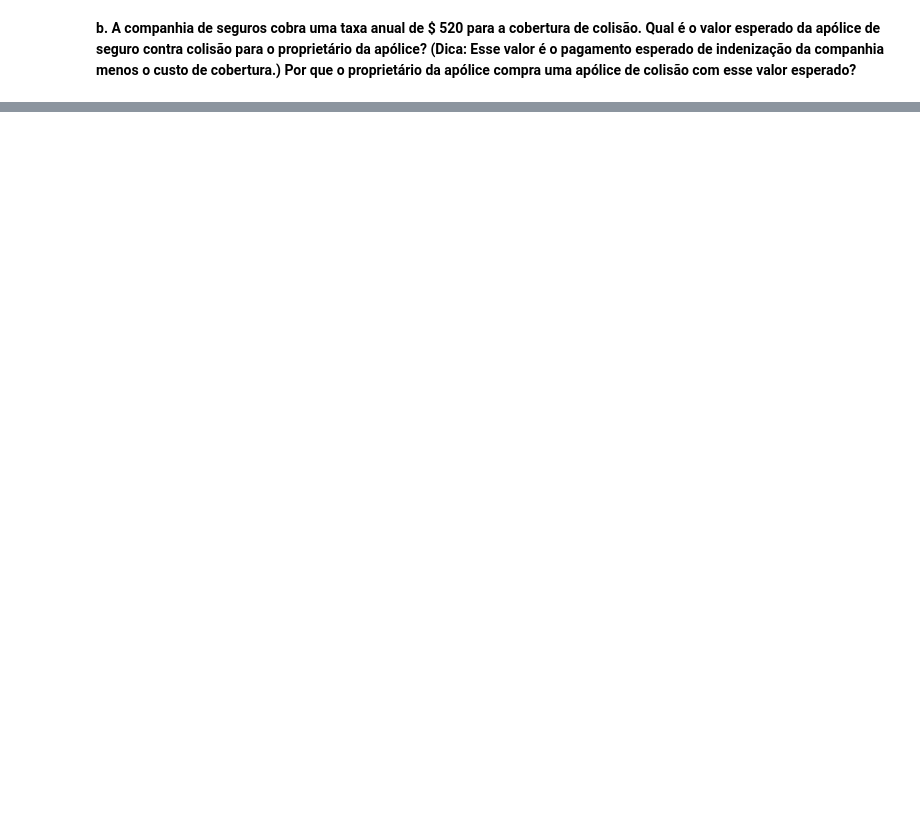
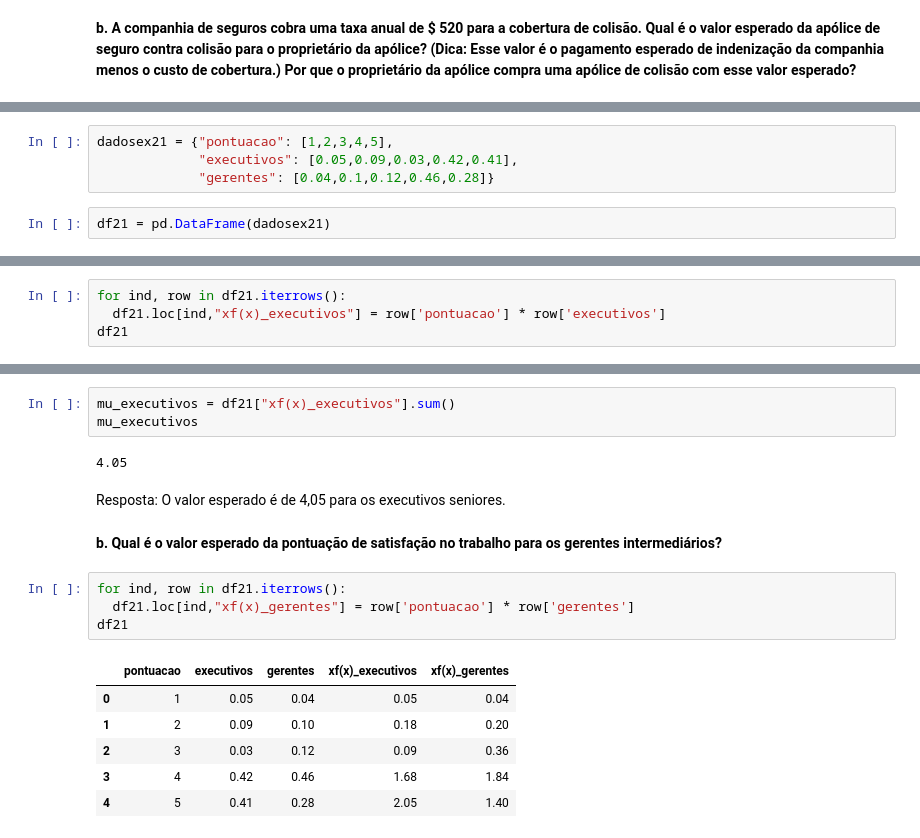
Before and after one commit to whaner/EAD5844, a Jupyter notebook: Exercícios/Ex_Aula_5_Whaner_Endo.ipynb, the cells around one changed output, grey strips where cells are left out. Drawn from its saved outputs; the diff is of its cells as text; blank space fills up the shorter version.

```diff
--- a/Exercícios/Ex_Aula_5_Whaner_Endo.ipynb
+++ b/Exercícios/Ex_Aula_5_Whaner_Endo.ipynb
@@ -344,0 +360,6 @@ Resposta: O valor do prêmio de seguro deveria ser $340 para que a empresa não
+# %%
+dadosex21 = {"pontuacao": [1,2,3,4,5],
+             "executivos": [0.05,0.09,0.03,0.42,0.41],
+             "gerentes": [0.04,0.1,0.12,0.46,0.28]}
+# %%
+df21 = pd.DataFrame(dadosex21)
@@ -344,0 +377,4 @@ Resposta: O valor do prêmio de seguro deveria ser $340 para que a empresa não
+# %%
+for ind, row in df21.iterrows():
+  df21.loc[ind,"xf(x)_executivos"] = row['pontuacao'] * row['executivos']
+df21
@@ -344,0 +388,20 @@ Resposta: O valor do prêmio de seguro deveria ser $340 para que a empresa não
+# %%
+mu_executivos = df21["xf(x)_executivos"].sum()
+mu_executivos
+# %% [output]
+4.05
+# %% [markdown]
+Resposta: O valor esperado é de 4,05 para os executivos seniores.
+# %% [markdown]
+**b.	Qual é o valor esperado da pontuação de satisfação no trabalho para os gerentes inter­mediários?**
+# %%
+for ind, row in df21.iterrows():
+  df21.loc[ind,"xf(x)_gerentes"] = row['pontuacao'] * row['gerentes']
+df21
+# %% [output]
+|  | pontuacao | executivos | gerentes | xf(x)_executivos | xf(x)_gerentes |
+| 0 | 1 | 0.05 | 0.04 | 0.05 | 0.04 |
+| 1 | 2 | 0.09 | 0.10 | 0.18 | 0.20 |
+| 2 | 3 | 0.03 | 0.12 | 0.09 | 0.36 |
+| 3 | 4 | 0.42 | 0.46 | 1.68 | 1.84 |
+| 4 | 5 | 0.41 | 0.28 | 2.05 | 1.40 |
```
Also changed, not shown: parts of 153 cells of this notebook.
